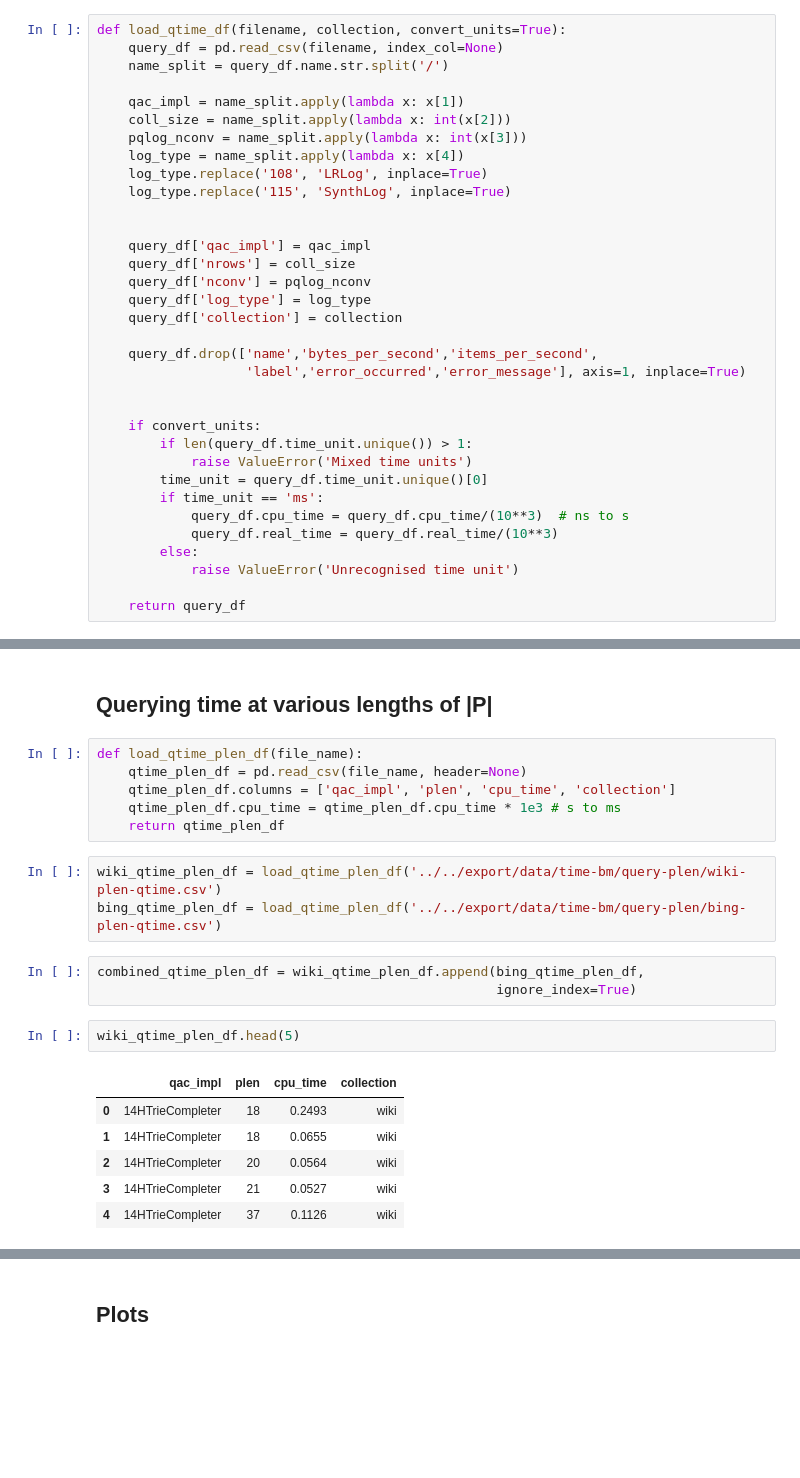
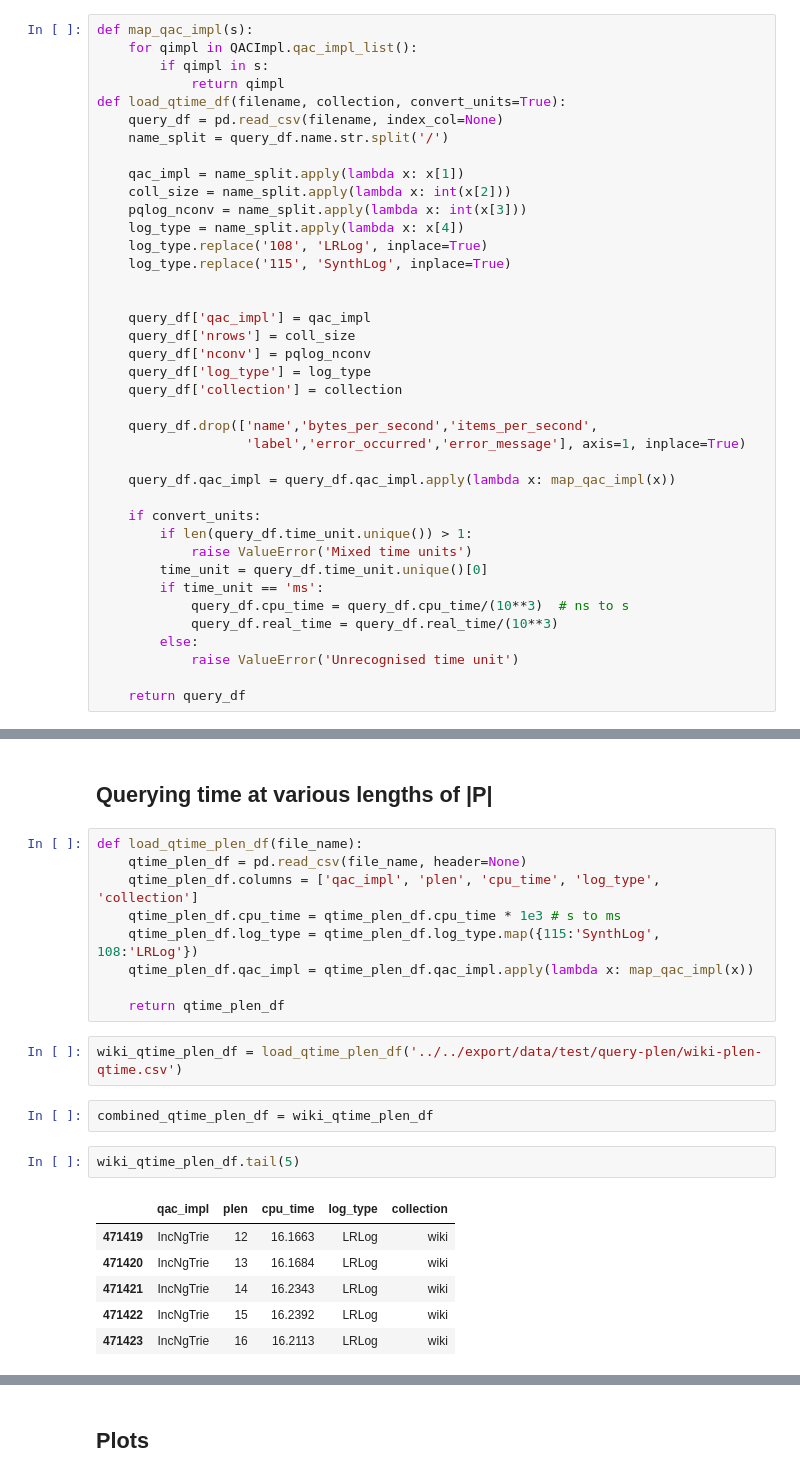
Before and after one commit to unnikrishnanta/qac-eval, a Jupyter notebook: Python/Notebooks/QueryTimes.ipynb, the cells around one changed output, grey strips where cells are left out. Drawn from its saved outputs; the diff is of its cells as text; blank space fills up the shorter version.

```diff
--- a/Python/Notebooks/QueryTimes.ipynb
+++ b/Python/Notebooks/QueryTimes.ipynb
@@ -204,6 +214,10 @@ wiki_plenq_df.name[0]
 # %% [output]
 'QueryFixturePlen<HTrieCompleter>/QueryHTriePlen/4560699/100000/115/manual_time'
 # %%
+def map_qac_impl(s):
+    for qimpl in QACImpl.qac_impl_list():
+        if qimpl in s:
+            return qimpl
 def load_qtime_df(filename, collection, convert_units=True):
     query_df = pd.read_csv(filename, index_col=None)
     name_split = query_df.name.str.split('/')
@@ -225,6 +239,7 @@ def load_qtime_df(filename, collection, convert_units=True):
     query_df.drop(['name','bytes_per_second','items_per_second',
                    'label','error_occurred','error_message'], axis=1, inplace=True)
 
+    query_df.qac_impl = query_df.qac_impl.apply(lambda x: map_qac_impl(x))
 
     if convert_units:
         if len(query_df.time_unit.unique()) > 1:
@@ -255,21 +262,22 @@ wiki_qtime_df
 # %%
 def load_qtime_plen_df(file_name):
     qtime_plen_df = pd.read_csv(file_name, header=None)
-    qtime_plen_df.columns = ['qac_impl', 'plen', 'cpu_time', 'collection']
+    qtime_plen_df.columns = ['qac_impl', 'plen', 'cpu_time', 'log_type', 'collection']
     qtime_plen_df.cpu_time = qtime_plen_df.cpu_time * 1e3 # s to ms
+    qtime_plen_df.log_type = qtime_plen_df.log_type.map({115:'SynthLog', 108:'LRLog'})
+    qtime_plen_df.qac_impl = qtime_plen_df.qac_impl.apply(lambda x: map_qac_impl(x))
+
     return qtime_plen_df
 # %%
-wiki_qtime_plen_df = load_qtime_plen_df('../../export/data/time-bm/query-plen/wiki-plen-qtime.csv')
-bing_qtime_plen_df = load_qtime_plen_df('../../export/data/time-bm/query-plen/bing-plen-qtime.csv')
+wiki_qtime_plen_df = load_qtime_plen_df('../../export/data/test/query-plen/wiki-plen-qtime.csv')
 # %%
-combined_qtime_plen_df = wiki_qtime_plen_df.append(bing_qtime_plen_df,
-                                                   ignore_index=True)
+combined_qtime_plen_df = wiki_qtime_plen_df
 # %%
-wiki_qtime_plen_df.head(5)
+wiki_qtime_plen_df.tail(5)
 # %% [output]
-|  | qac_impl | plen | cpu_time | collection |
-| 0 | 14HTrieCompleter | 18 | 0.2493 | wiki |
-| 1 | 14HTrieCompleter | 18 | 0.0655 | wiki |
-| 2 | 14HTrieCompleter | 20 | 0.0564 | wiki |
-| 3 | 14HTrieCompleter | 21 | 0.0527 | wiki |
-| 4 | 14HTrieCompleter | 37 | 0.1126 | wiki |
+|  | qac_impl | plen | cpu_time | log_type | collection |
+| 471419 | IncNgTrie | 12 | 16.1663 | LRLog | wiki |
+| 471420 | IncNgTrie | 13 | 16.1684 | LRLog | wiki |
+| 471421 | IncNgTrie | 14 | 16.2343 | LRLog | wiki |
+| 471422 | IncNgTrie | 15 | 16.2392 | LRLog | wiki |
+| 471423 | IncNgTrie | 16 | 16.2113 | LRLog | wiki |
```
Also changed, not shown: parts of 9 cells of this notebook, 6 other files.
